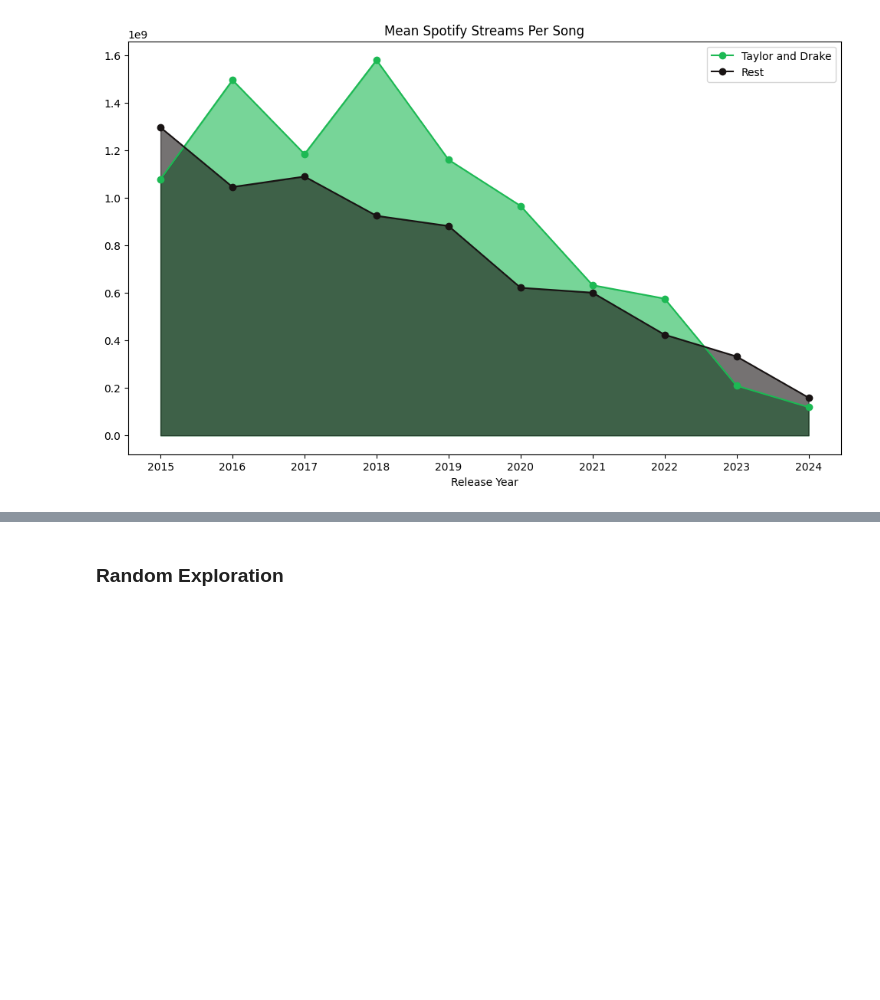
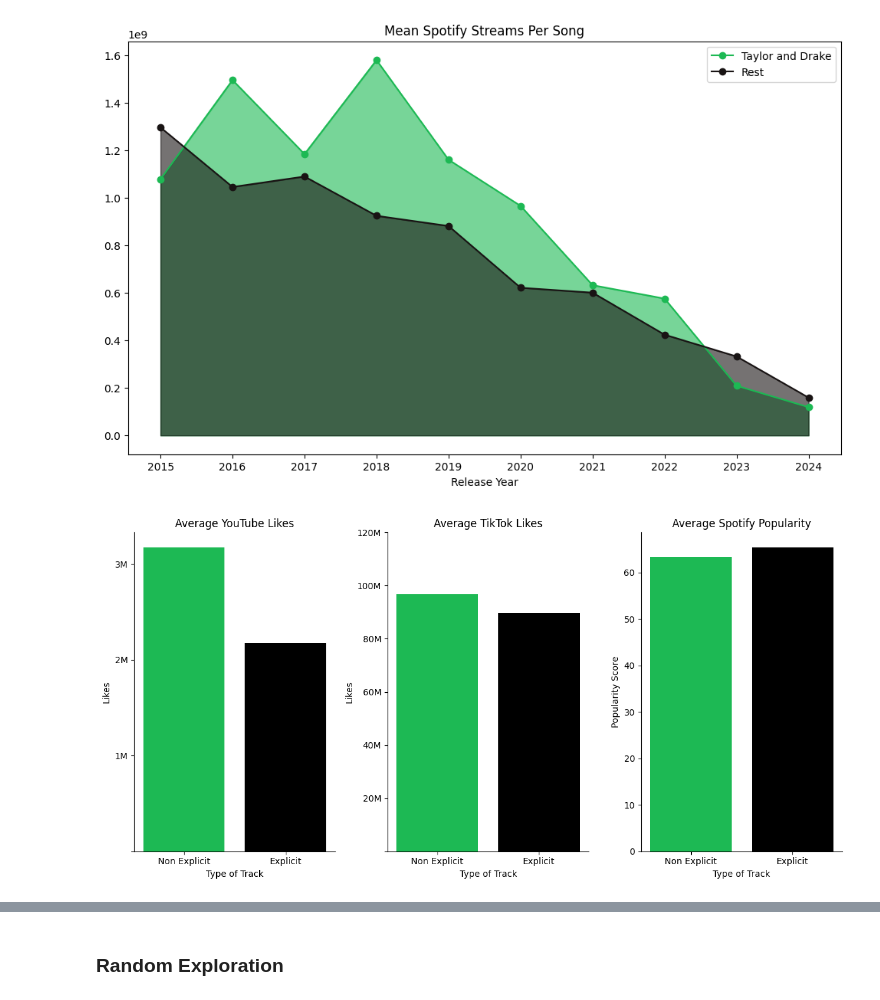
Before and after one commit to suchethsikha/Spotify_2024_EDA, a Jupyter notebook: Group_spotify.ipynb, the cells around one changed output, grey strips where cells are left out. Saved outputs shown, nothing was run; the diff lists cells and outputs as text; code cells hidden in the pictures; blank space fills up the shorter version.

```diff
--- a/Group_spotify.ipynb
+++ b/Group_spotify.ipynb
@@ -434,3 +449,60 @@ plt.legend()
 plt.show()
 # %% [output]
 [figure]
+# %%
+select_columns = ['Explicit Track', 'YouTube Likes', 'TikTok Likes']
+entertainment_df = spotify.filter(select_columns)
+entertainemnt_df_cleaned = entertainment_df.dropna(subset=['YouTube Likes', 'TikTok Likes'])
+grouped = entertainemnt_df_cleaned.groupby('Explicit Track').mean(numeric_only=True)
+
+s_cols = ['Explicit Track', 'Spotify Popularity']
+explicit_df = spotify.filter(s_cols)
+spot_pop = explicit_df.groupby('Explicit Track').mean()
+
+y_bar1 = np.arange(0, 3000001, 1000000)
+y_bar1_label = ['', '1M', '2M', '3M']
+
+y_bar2 = np.arange(0, 130000000, 20000000)
+y_bar2_label = ['', '20M', '40M', '60M', '80M', '100M', '120M']
+
+fig, ax = plt.subplots(1, 3, figsize=(12, 6))
+
+# Bar chart for YouTube likes
+ax[0].bar(grouped.index, grouped['YouTube Likes'], color=['#1db954', 'black'])
+ax[0].set_title('Average YouTube Likes')
+ax[0].set_xlabel('Type of Track')
+ax[0].set_ylabel('Likes')
+ax[0].set_xticks([0, 1])
+ax[0].set_xticklabels(['Non Explicit', 'Explicit'])
+ax[0].set_yticks(y_bar1)
+ax[0].set_yticklabels(y_bar1_label)
+ax[0].spines['top'].set_visible(False)
+ax[0].spines['right'].set_visible(False)
+
+# Bar chart for TikTok likes
+ax[1].bar(grouped.index, grouped['TikTok Likes'], color=['#1db954', 'black'])
+ax[1].set_title('Average TikTok Likes')
+ax[1].set_xlabel('Type of Track')
+ax[1].set_ylabel('Likes')
+ax[1].set_xticks([0, 1])
+ax[1].set_xticklabels(['Non Explicit', 'Explicit'])
+ax[1].set_yticks(y_bar2)
+ax[1].set_yticklabels(y_bar2_label)
+ax[1].spines['top'].set_visible(False)
+ax[1].spines['right'].set_visible(False)
+
+# Bar Chart for Spotify Tracks
+ax[2].bar(spot_pop.index, spot_pop['Spotify Popularity'], color=['#1db954', 'black'])
+ax[2].set_title('Average Spotify Popularity')
+ax[2].set_xlabel('Type of Track')
+ax[2].set_ylabel('Popularity Score')
+ax[2].set_xticks([0, 1])
+ax[2].set_xticklabels(['Non Explicit', 'Explicit'])
+ax[2].spines['top'].set_visible(False)
+ax[2].spines['right'].set_visible(False)
+
+# Show the plots
+plt.tight_layout()
+plt.show()
+# %% [output]
+[figure, added]
```
Also changed, not shown: parts of 4 cells of this notebook.
